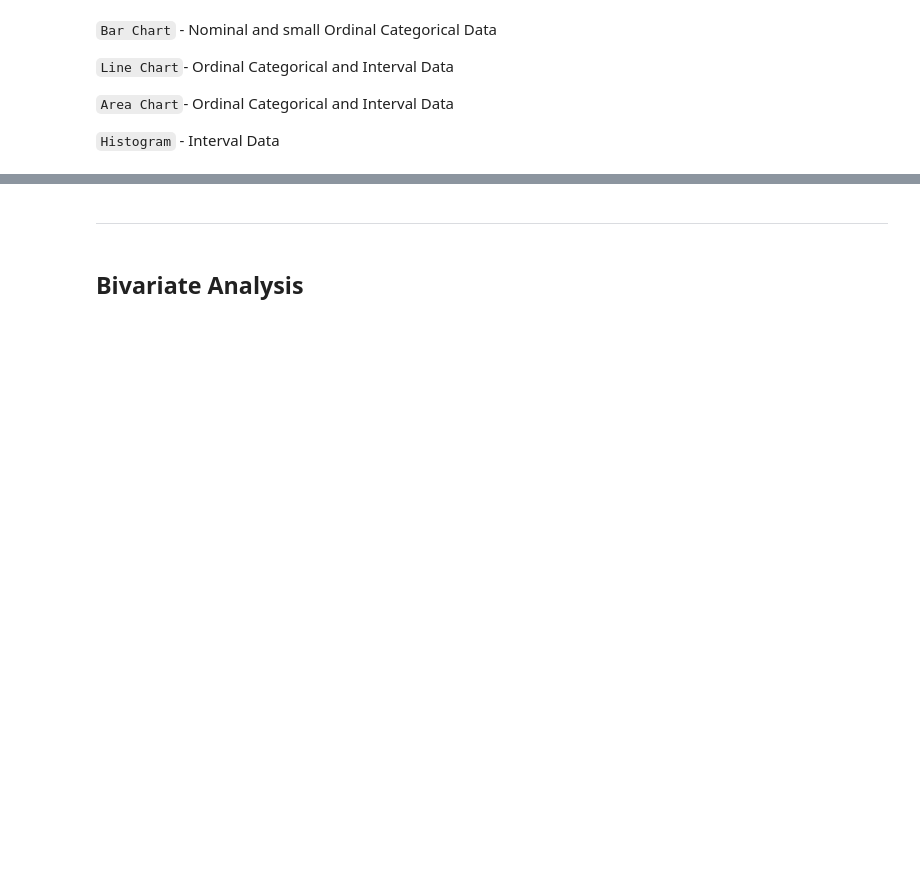
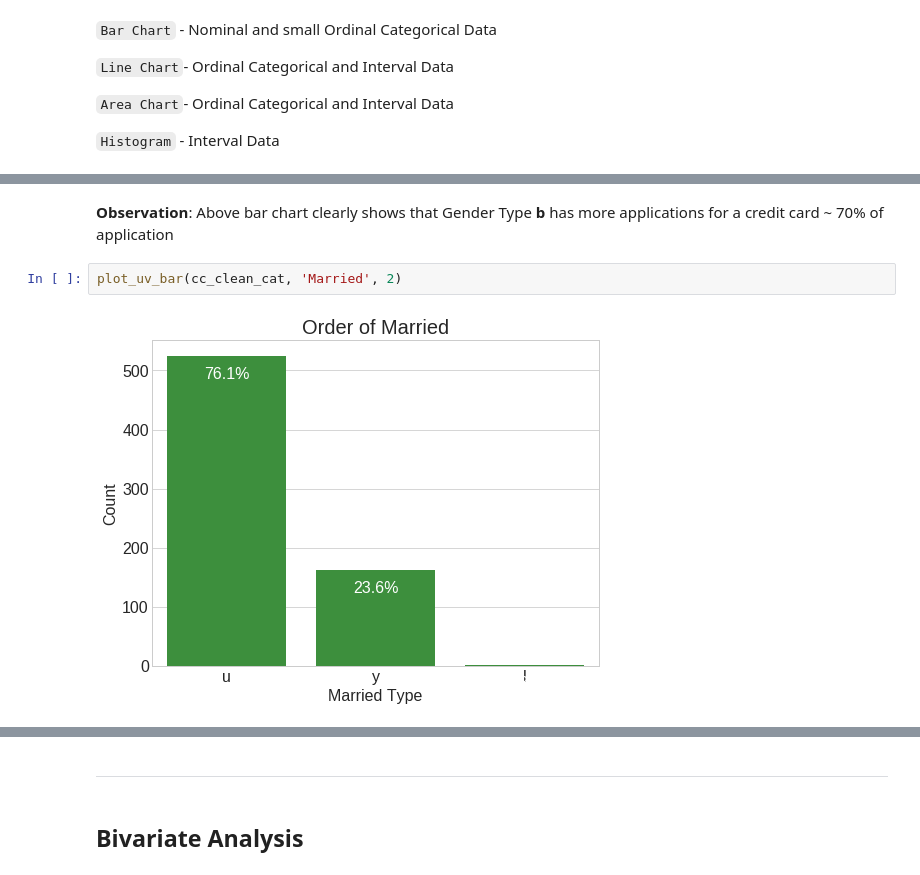
Before and after one commit to tummala-hareesh/PredictionCreditCardApplication, a Jupyter notebook: notebooks/2-Explore-Clean-NamedCreditCardData.ipynb, the cells around one changed output, grey strips where cells are left out. Cells and saved outputs as stored; diff of their text form; blank space fills up the shorter version.

```diff
--- a/notebooks/2-Explore-Clean-NamedCreditCardData.ipynb
+++ b/notebooks/2-Explore-Clean-NamedCreditCardData.ipynb
@@ -285,0 +159,6 @@ Income of applicants is heavily skewed to right. It makes sense. People with low
+# %% [markdown]
+**Observation**: Above bar chart clearly shows that Gender Type **b** has more applications for a credit card ~ 70% of application
+# %%
+plot_uv_bar(cc_clean_cat, 'Married', 2)
+# %% [output]
+[figure, added]
```
Also changed, not shown: parts of 137 cells of this notebook, 14 other files.
